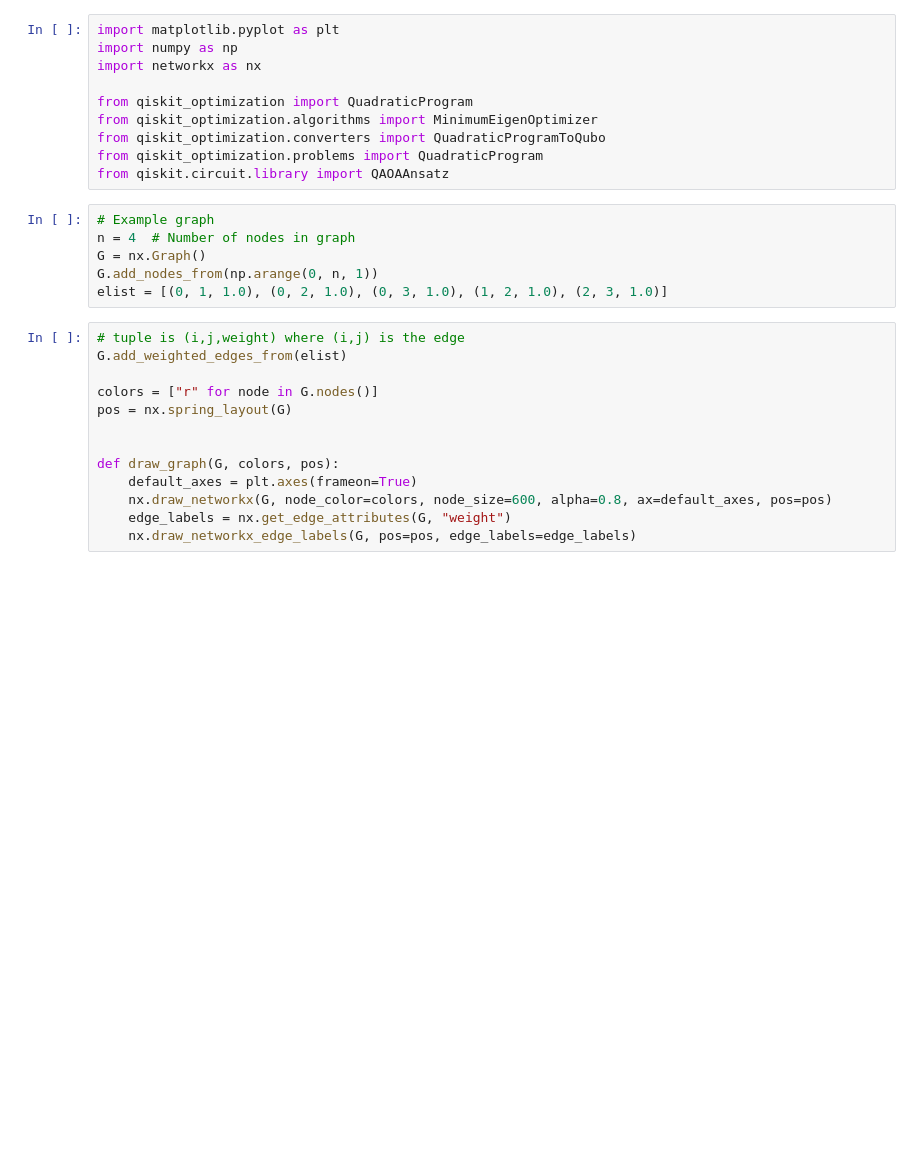
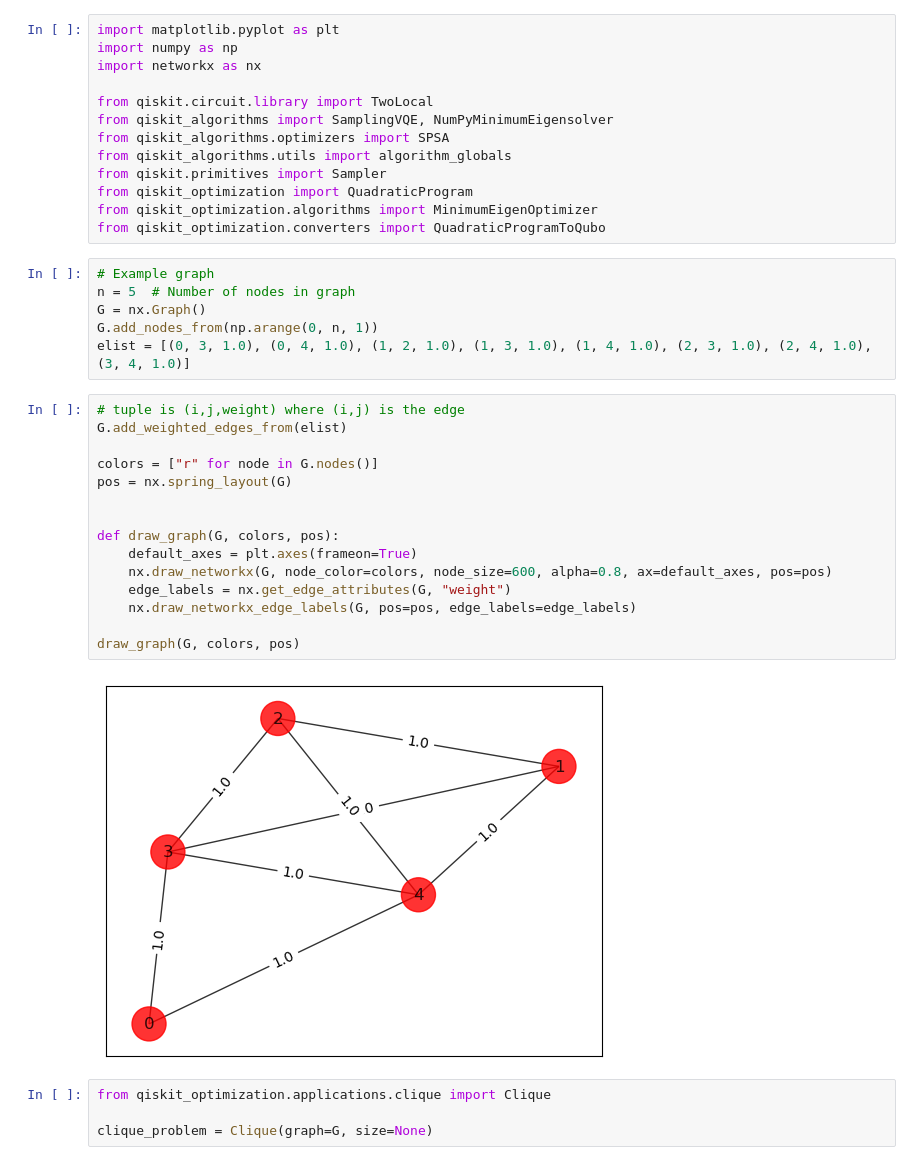
Before and after one commit to GustavoPetronilo/Portfolio, a Jupyter notebook: Quantum Computing/qiskit/Optimization/max_clique_problem.ipynb, the cells around one changed output. Cells and saved outputs as stored; diff of their text form; blank space fills up the shorter version.

```diff
--- a/Quantum Computing/qiskit/Optimization/max_clique_problem.ipynb
+++ b/Quantum Computing/qiskit/Optimization/max_clique_problem.ipynb
@@ -3,27 +3,38 @@ import matplotlib.pyplot as plt
 import numpy as np
 import networkx as nx
 
+from qiskit.circuit.library import TwoLocal
+from qiskit_algorithms import SamplingVQE, NumPyMinimumEigensolver
+from qiskit_algorithms.optimizers import SPSA
+from qiskit_algorithms.utils import algorithm_globals
+from qiskit.primitives import Sampler
 from qiskit_optimization import QuadraticProgram
 from qiskit_optimization.algorithms import MinimumEigenOptimizer
 from qiskit_optimization.converters import QuadraticProgramToQubo
-from qiskit_optimization.problems import QuadraticProgram
-from qiskit.circuit.library import QAOAAnsatz
 # %%
 # Example graph
-n = 4  # Number of nodes in graph
+n = 5  # Number of nodes in graph
 G = nx.Graph()
 G.add_nodes_from(np.arange(0, n, 1))
-elist = [(0, 1, 1.0), (0, 2, 1.0), (0, 3, 1.0), (1, 2, 1.0), (2, 3, 1.0)]
+elist = [(0, 3, 1.0), (0, 4, 1.0), (1, 2, 1.0), (1, 3, 1.0), (1, 4, 1.0), (2, 3, 1.0), (2, 4, 1.0), (3, 4, 1.0)]
 # %%
 # tuple is (i,j,weight) where (i,j) is the edge
 G.add_weighted_edges_from(elist)
 
 colors = ["r" for node in G.nodes()]
 pos = nx.spring_layout(G)
 
 
 def draw_graph(G, colors, pos):
     default_axes = plt.axes(frameon=True)
     nx.draw_networkx(G, node_color=colors, node_size=600, alpha=0.8, ax=default_axes, pos=pos)
     edge_labels = nx.get_edge_attributes(G, "weight")
     nx.draw_networkx_edge_labels(G, pos=pos, edge_labels=edge_labels)
+
+draw_graph(G, colors, pos)
+# %% [output]
+[figure, added]
+# %%
+from qiskit_optimization.applications.clique import Clique
+
+clique_problem = Clique(graph=G, size=None)
```
Also changed, not shown: parts of 3 cells of this notebook.
